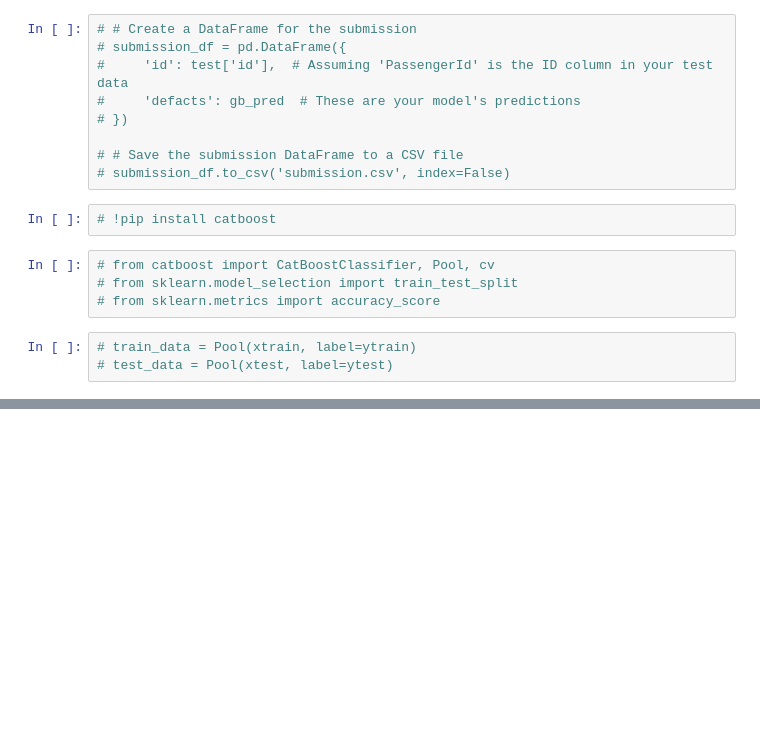
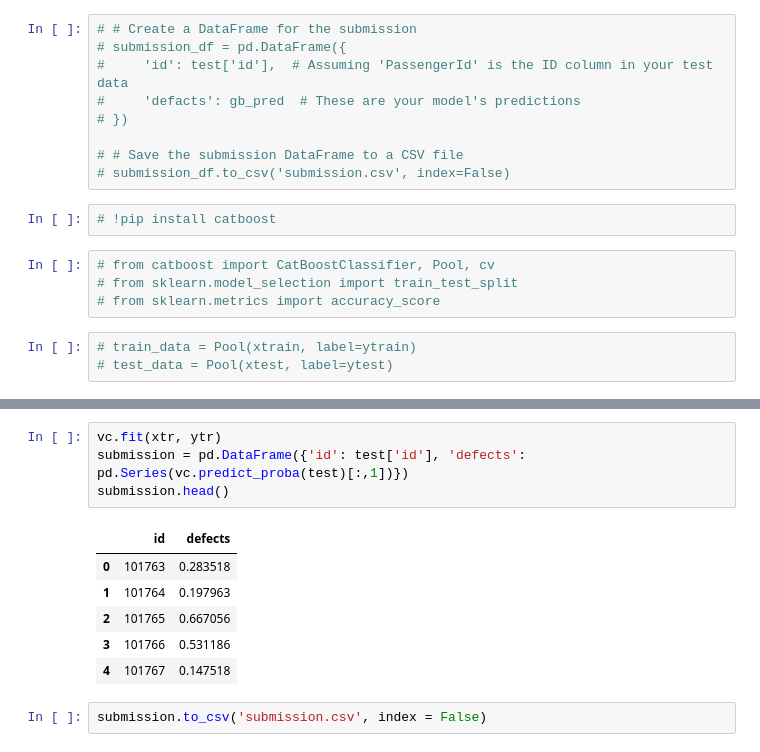
Before and after one commit to Murad-pitafi/Kaggle-Competitions, a Jupyter notebook: playground-series-software-defects.ipynb, the cells around one changed output, grey strips where cells are left out. Drawn from its saved outputs; the diff is of its cells as text; blank space fills up the shorter version.

```diff
--- a/playground-series-software-defects.ipynb
+++ b/playground-series-software-defects.ipynb
@@ -269,0 +334,13 @@ submission_df.to_csv('submission.csv', index=False)
+# %%
+vc.fit(xtr, ytr)
+submission = pd.DataFrame({'id': test['id'], 'defects': pd.Series(vc.predict_proba(test)[:,1])})
+submission.head()
+# %% [output]
+|  | id | defects |
+| 0 | 101763 | 0.283518 |
+| 1 | 101764 | 0.197963 |
+| 2 | 101765 | 0.667056 |
+| 3 | 101766 | 0.531186 |
+| 4 | 101767 | 0.147518 |
+# %%
+submission.to_csv('submission.csv', index = False)
```
Also changed, not shown: parts of 23 cells of this notebook.
